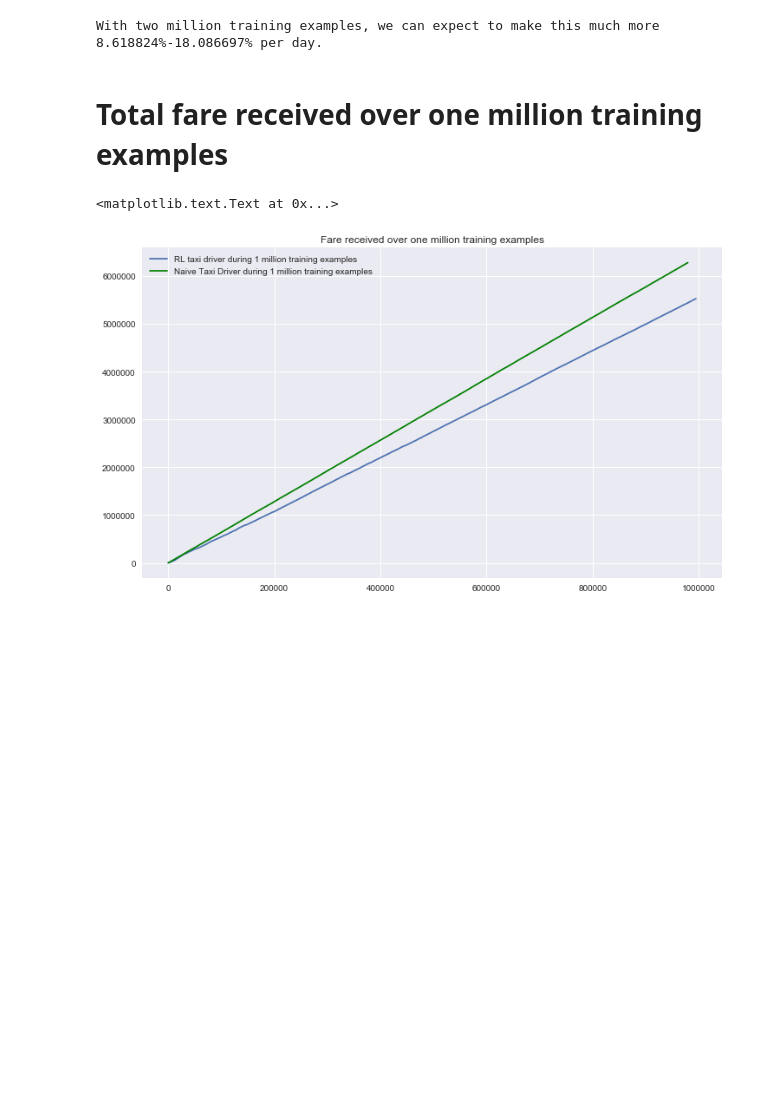
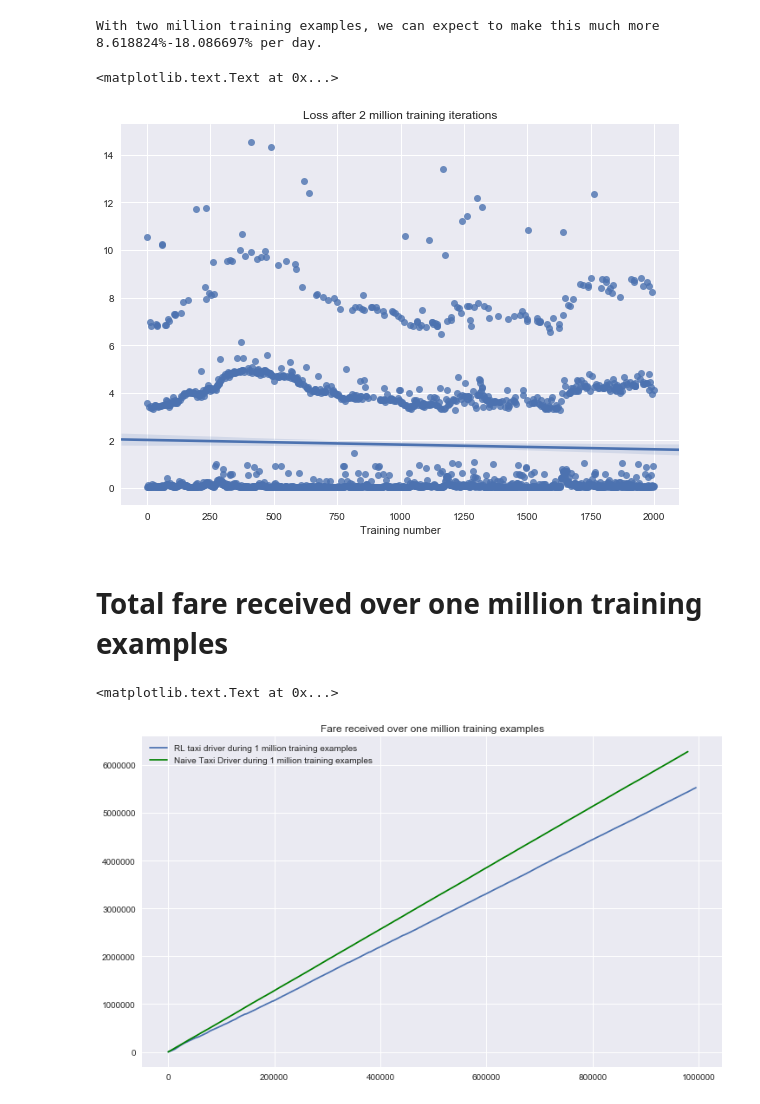
Before and after one commit to jonhilgart22/UNH-projects, a Jupyter notebook: deep_learning/notebooks/Jonathan_Hilgart-1.1-Taxi_cab_EDA.ipynb, the cells around one changed output. Cells and saved outputs as stored; diff of their text form; code cells hidden in the pictures; blank space fills up the shorter version.

```diff
--- a/deep_learning/notebooks/Jonathan_Hilgart-1.1-Taxi_cab_EDA.ipynb
+++ b/deep_learning/notebooks/Jonathan_Hilgart-1.1-Taxi_cab_EDA.ipynb
@@ -913,6 +901,14 @@ print("With two million training examples, we can expect to make this much more
     (6024-5546)/5546,(3156-2672)/2676))
 # %% [output]
 With two million training examples, we can expect to make this much more 8.618824%-18.086697% per day.
+# %%
+plt.figure(figsize=(10,7))
+sns.regplot(np.array([_ for _ in range(len(loss_list_2million))]),np.array(loss_list_2million))
+plt.title('Loss after 2 million training iterations')
+plt.xlabel('Training number')
+# %% [output]
+<matplotlib.text.Text at 0x...>
+[figure, added]
 # %% [markdown]
 # Total fare received over one million training examples
 # %%
```
Also changed, not shown: parts of 22 cells of this notebook.
